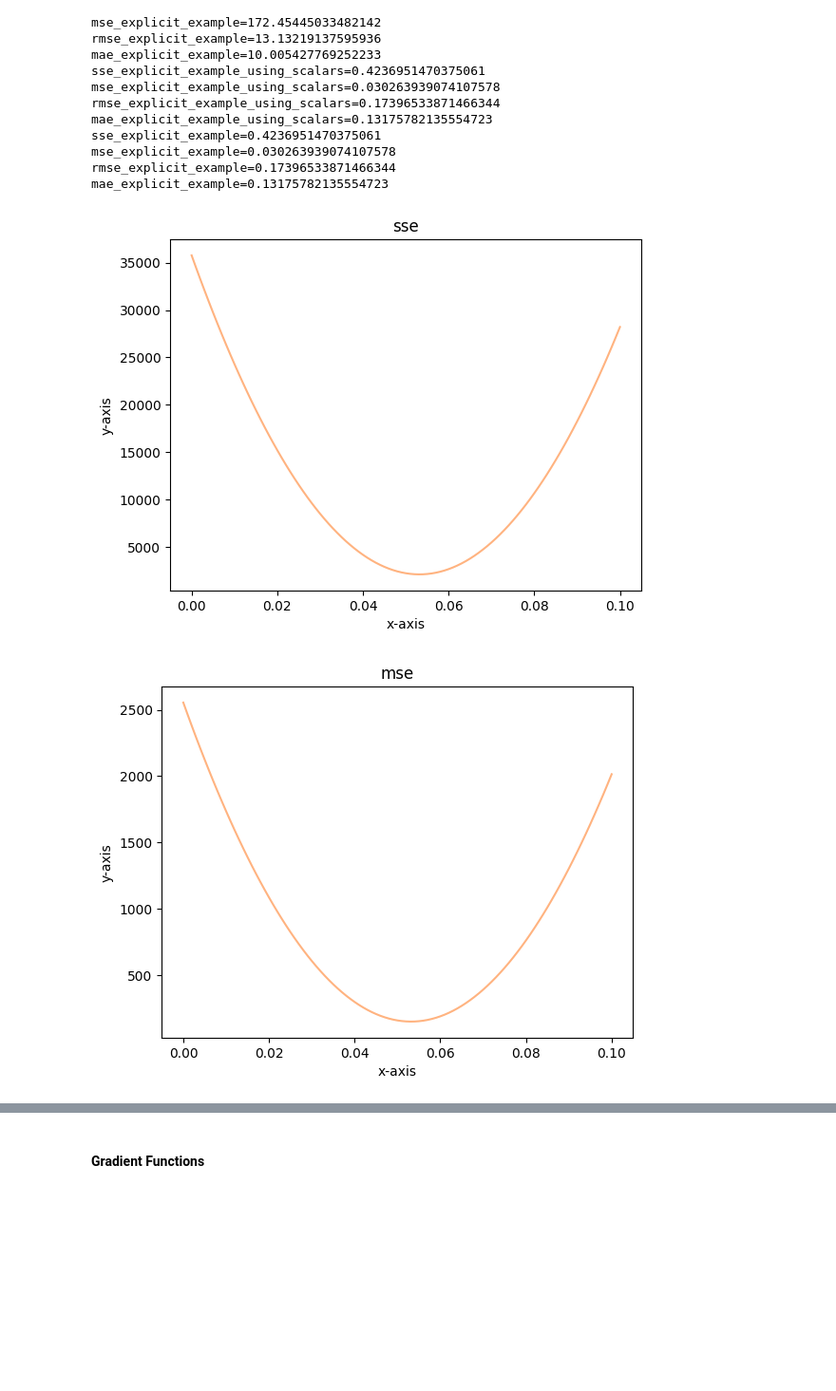
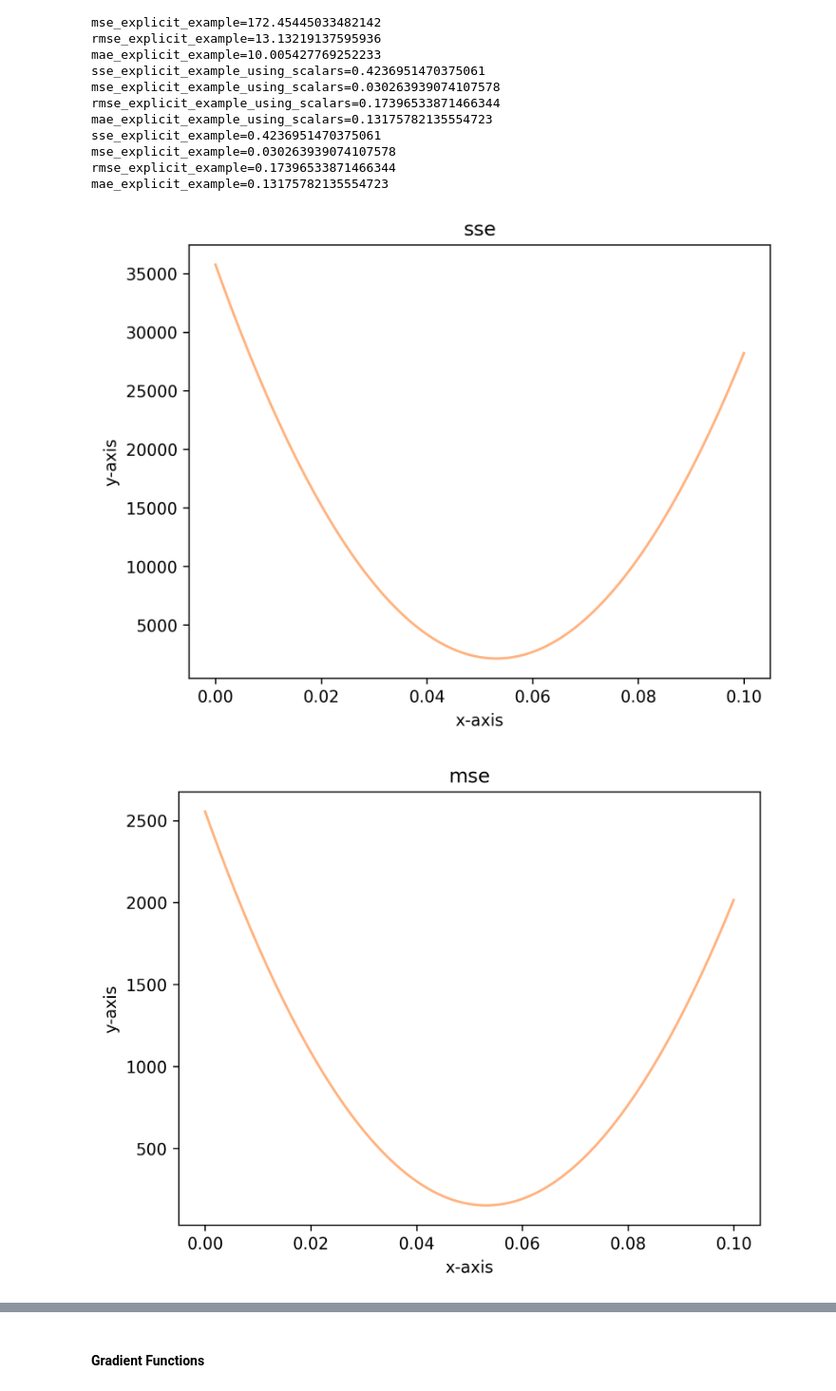
Before and after one commit to aisven/fullstack-ml-academy-homework, a Jupyter notebook: notepads/07-Gradientenverfahren/07-Gradientenverfahren.ipynb, the cells around one changed output, grey strips where cells are left out. Shown at 95% size. Saved outputs shown, nothing was run; the diff lists cells and outputs as text; code cells hidden in the pictures; blank space fills up the shorter version.

```diff
--- a/notepads/07-Gradientenverfahren/07-Gradientenverfahren.ipynb
+++ b/notepads/07-Gradientenverfahren/07-Gradientenverfahren.ipynb
@@ -695,7 +695,7 @@ assert mae_explicit_example != mae_example_norm
 # in this code block we attempt to plot the error functions with respect to original data
 
 # first let us create a sorted numpy array of arbitrary values for w1 i.e. the first weight
-w1s_for_plot_np = np.arange(.0, 0.1001, .001).astype('float32')
+w1s_for_plot_np = np.arange(.0, 0.1001, .0001).astype('float32')
 
 # we chose a value for b which we keep constant over all w1s
 b_for_plot_scalar = b_scalar
@@ -717,7 +717,7 @@ def sse_with_fixed_y(some_y_pred):
 sse_with_fixed_y_vectorized = np.vectorize(sse_with_fixed_y ,otypes=[np.ndarray])
 sse_axis_values_np = np.apply_along_axis(sse_with_fixed_y_vectorized, axis=0, arr=y_pred_for_plot_np)
 
-plt.figure(dpi=100)
+plt.figure(dpi=300)
 plt.plot(w1s_for_plot_np, sse_axis_values_np,color='#ffb380')
 plt.title('sse')
 plt.xlabel('x-axis')
@@ -731,43 +731,43 @@ def mse_with_fixed_y(some_y_pred):
 mse_with_fixed_y_vectorized = np.vectorize(mse_with_fixed_y ,otypes=[np.ndarray])
 mse_axis_values_np = np.apply_along_axis(mse_with_fixed_y_vectorized, axis=0, arr=y_pred_for_plot_np)
 
-plt.figure(dpi=100)
+plt.figure(dpi=300)
 plt.plot(w1s_for_plot_np, mse_axis_values_np,color='#ffb380')
 plt.title('mse')
 plt.xlabel('x-axis')
 plt.ylabel('y-axis')
 plt.show()
 
 # compute rmse values
 def rmse_with_fixed_y(some_y_pred):
    return rmse(y_known, some_y_pred)
 
 rmse_with_fixed_y_vectorized = np.vectorize(rmse_with_fixed_y ,otypes=[np.ndarray])
 rmse_axis_values_np = np.apply_along_axis(rmse_with_fixed_y_vectorized, axis=0, arr=y_pred_for_plot_np)
 
-plt.figure(dpi=100)
+plt.figure(dpi=300)
 plt.plot(w1s_for_plot_np, rmse_axis_values_np,color='#ffb380')
 plt.title('rmse')
 plt.xlabel('x-axis')
 plt.ylabel('y-axis')
 plt.show()
 
 # compute mae values
 def mae_with_fixed_y(some_y_pred):
    return mae(y_known, some_y_pred)
 
 mae_with_fixed_y_vectorized = np.vectorize(mae_with_fixed_y ,otypes=[np.ndarray])
 mae_axis_values_np = np.apply_along_axis(mae_with_fixed_y_vectorized, axis=0, arr=y_pred_for_plot_np)
 
-plt.figure(dpi=100)
+plt.figure(dpi=300)
 plt.plot(w1s_for_plot_np, mae_axis_values_np,color='#ffb380')
 plt.title('mae')
 plt.xlabel('x-axis')
 plt.ylabel('y-axis')
 plt.show()
 # %% [output]
-[figure, old version]
+[figure, new version]
-[figure, old version]
+[figure, new version]
 [figure]
 [figure]
 # %%
```
Also changed, not shown: parts of 2 cells of this notebook.
